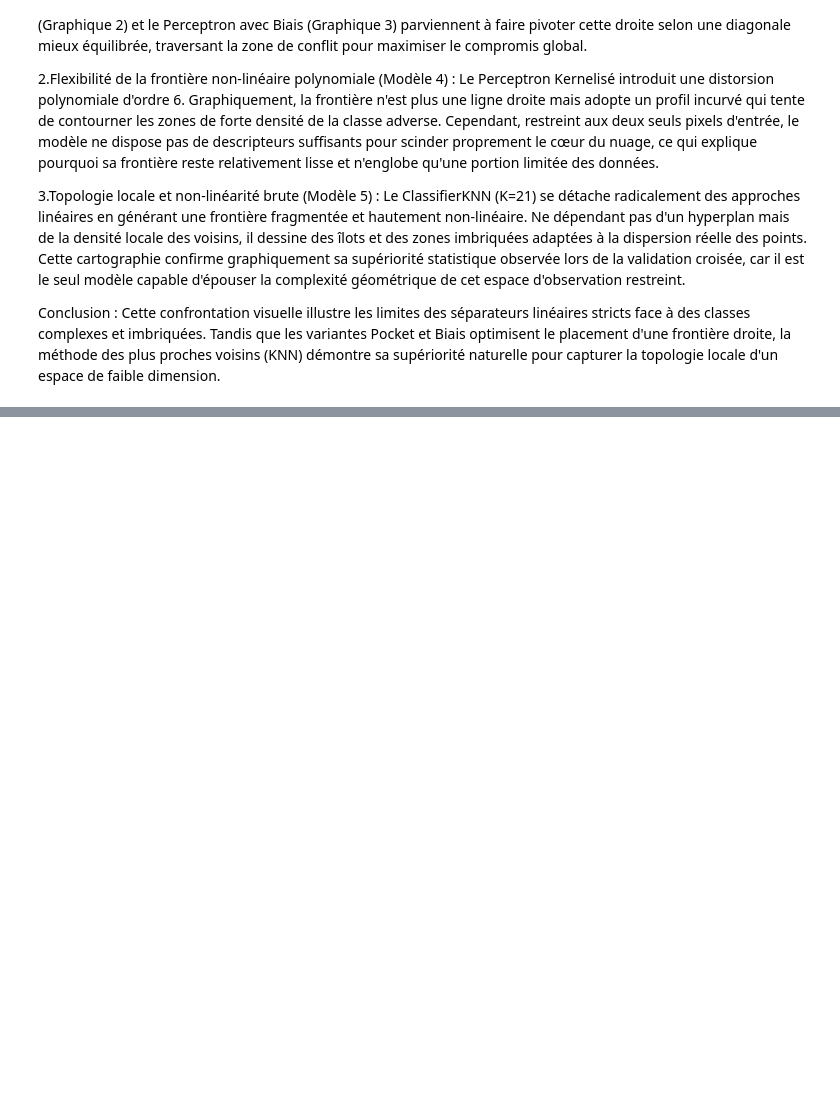
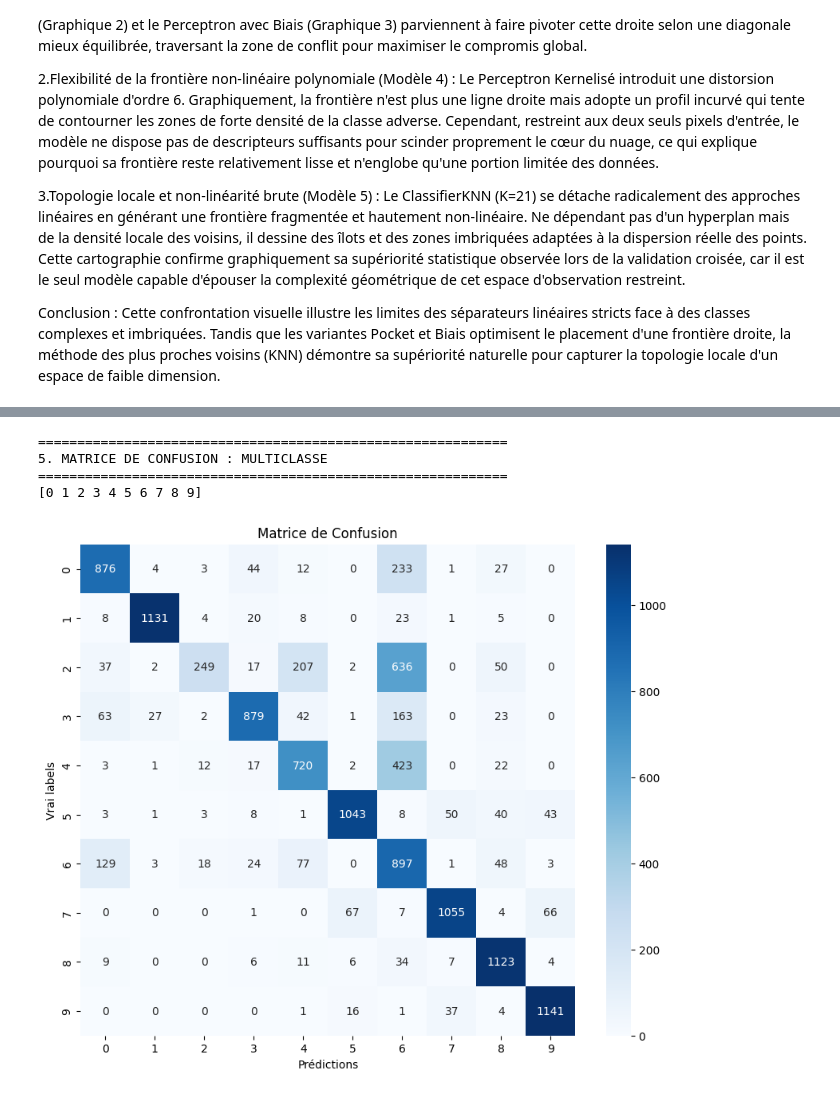
Before and after one commit to Aooooult/fashion-mnist-project, a Jupyter notebook: Projet/projet-GURENKO_NOEL.ipynb, the cells around one changed output, grey strips where cells are left out. Drawn from its saved outputs; the diff is of its cells as text; code cells hidden in the pictures; blank space fills up the shorter version.

Commit message:
add clasiffieur multiclasse et arbre de decision unitaire

```diff
--- a/Projet/projet-GURENKO_NOEL.ipynb
+++ b/Projet/projet-GURENKO_NOEL.ipynb
@@ -996,0 +1036,29 @@ capturer la topologie locale d'un espace de faible dimension.
+# %%
+# TROISIEME ETAPE: Classifier multiclasse - évaluation via matrice de confusion
+np.random.seed(42)
+
+Y_train_raw = data_train['label'].to_numpy()
+Y_test_raw = data_test['label'].to_numpy()
+
+X_train_raw = data_train.drop(columns=['label']).to_numpy() / 255.0
+X_test_raw = data_test.drop(columns=['label']).to_numpy() / 255.0
+
+X_train_hom, Y_train_hom = ut.echantillonnage_homogene(X_train_raw, Y_train_raw, 0.4)
+
+DS_eval = (X_train_hom, Y_train_hom)
+v_dimension = X_train_hom.shape[1]
+
+base_perceptron = cl.ClassifierPerceptronBias(v_dimension, learning_rate=0.01, init=True)
+multi_clf = cl.ClassifierMultiOAA(v_dimension, base_perceptron)
+
+print("="*60)
+print("5. MATRICE DE CONFUSION : MULTICLASSE")
+print("="*60)
+
+ev.matrice_de_confusion(multi_clf, DS_eval, nb_iter=2, stratified=True)
+# %% [output]
+============================================================
+5. MATRICE DE CONFUSION : MULTICLASSE
+============================================================
+[0 1 2 3 4 5 6 7 8 9]
+[figure, added]
```
Also changed, not shown: parts of 20 cells of this notebook, 4 other files.
